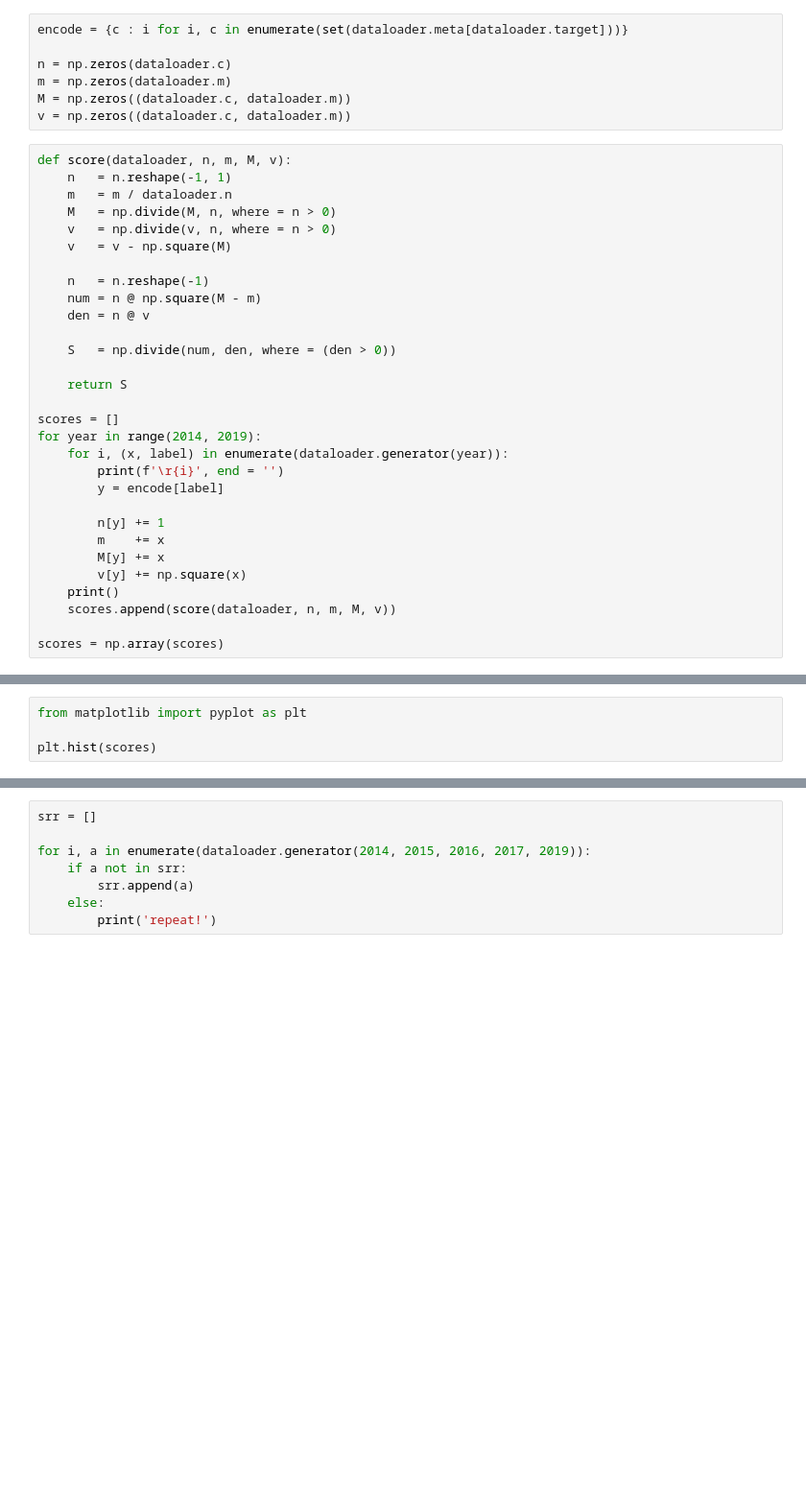
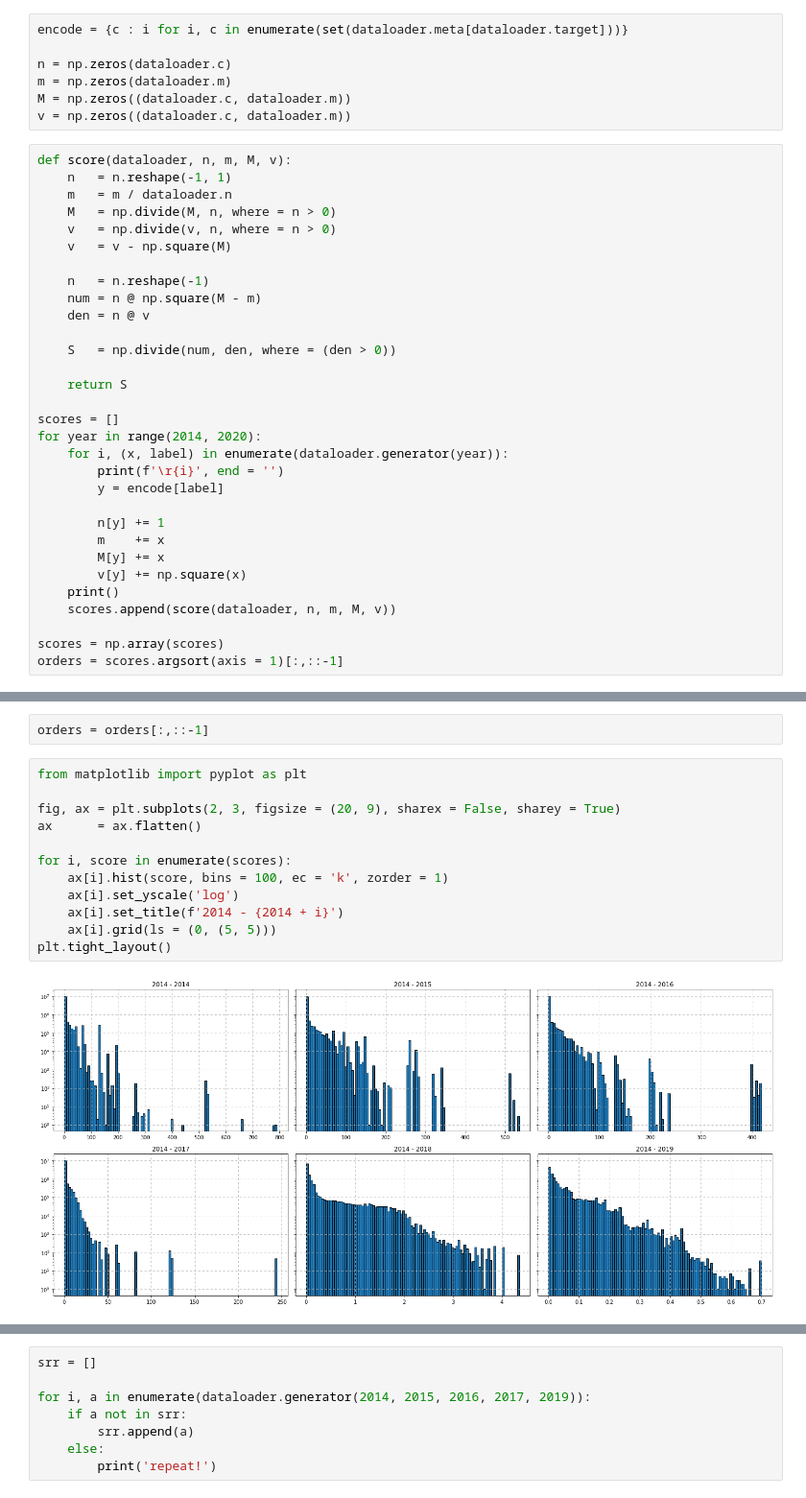
Before and after one commit to jordan-wei-taylor/genolearn, a Jupyter notebook: Untitled-1.ipynb, the cells around one changed output, grey strips where cells are left out. Shown: that part at 96% size. Cells and saved outputs as stored; diff of their text form; blank space fills up the shorter version.

```diff
--- a/Untitled-1.ipynb
+++ b/Untitled-1.ipynb
@@ -28,7 +28,7 @@ def score(dataloader, n, m, M, v):
     return S
 
 scores = []
-for year in range(2014, 2019):
+for year in range(2014, 2020):
     for i, (x, label) in enumerate(dataloader.generator(year)):
         print(f'\r{i}', end = '')
         y = encode[label]
@@ -41,6 +41,7 @@ for year in range(2014, 2019):
     scores.append(score(dataloader, n, m, M, v))
 
 scores = np.array(scores)
+orders = scores.argsort(axis = 1)[:,::-1]
 # %% [output]
 144
 183
@@ -50,4 +52,16 @@ scores = np.array(scores)
-# %%
-from matplotlib import pyplot as plt
-
-plt.hist(scores)
+# %%
+orders = orders[:,::-1]
+# %%
+from matplotlib import pyplot as plt
+
+fig, ax = plt.subplots(2, 3, figsize = (20, 9), sharex = False, sharey = True)
+ax      = ax.flatten()
+
+for i, score in enumerate(scores):
+    ax[i].hist(score, bins = 100, ec = 'k', zorder = 1)
+    ax[i].set_yscale('log')
+    ax[i].set_title(f'2014 - {2014 + i}')
+    ax[i].grid(ls = (0, (5, 5)))
+plt.tight_layout()
+# %% [output]
+[figure, added]
```
Also changed, not shown: parts of 8 cells of this notebook.
